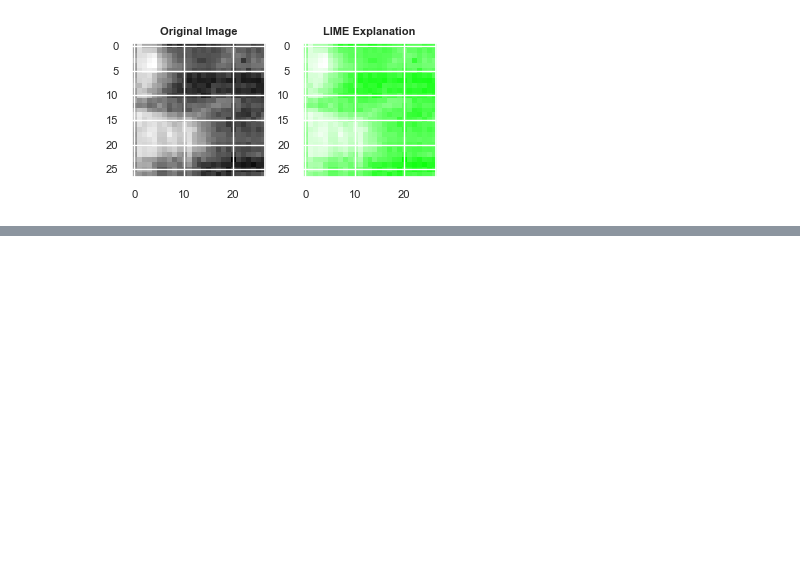
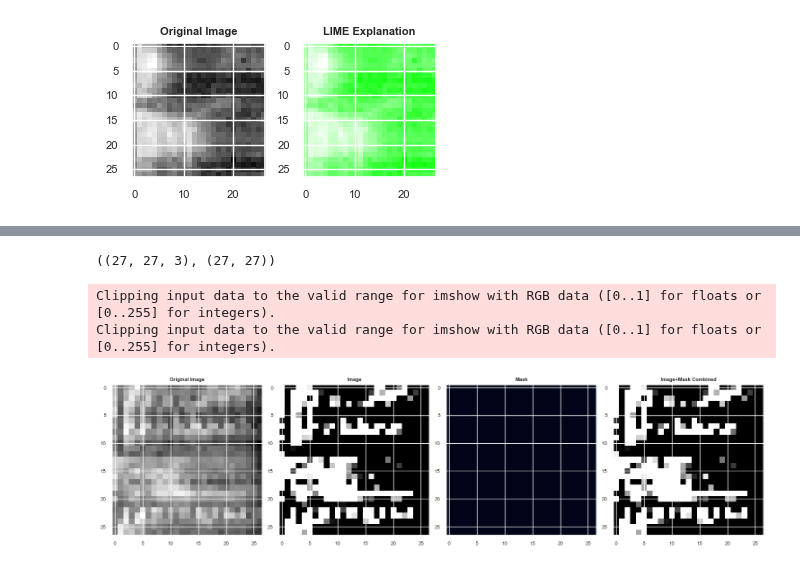
Before and after one commit to djanloo/DM2, a Jupyter notebook: TimeSeries/explainability.ipynb, the cells around one changed output, grey strips where cells are left out. Saved outputs shown, nothing was run; the diff lists cells and outputs as text; code cells hidden in the pictures; blank space fills up the shorter version.

```diff
--- a/TimeSeries/explainability.ipynb
+++ b/TimeSeries/explainability.ipynb
@@ -351,0 +561,3 @@ plt.show()
+# %%
+explainer = lime_image.LimeImageExplainer(random_state=123)
+explainer
@@ -351,0 +566,8 @@ plt.show()
+# %%
+import skimage
+from skimage.color import gray2rgb, rgb2gray
+
+def make_prediction(color_img):
+    gray_img = rgb2gray(color_img).reshape(-1,27,27,1)
+    preds = cnn.predict(gray_img)
+    return preds
@@ -351,0 +583,9 @@ plt.show()
+# %%
+from skimage.segmentation import felzenszwalb, flood_fill, flood
+
+rng = np.random.RandomState(42)
+idx = rng.choice(range(len(X_test)))
+
+explanation = explainer.explain_instance(X_test[idx].squeeze(), make_prediction, random_seed=123)
+
+explanation
@@ -351,0 +611,31 @@ plt.show()
+# %%
+img, mask = explanation.get_image_and_mask(y_test[idx], positive_only=True, hide_rest=True)
+
+img.shape, mask.shape
+# %% [output]
+((27, 27, 3), (27, 27))
+# %%
+from skimage.segmentation import mark_boundaries
+import matplotlib.pyplot as plt
+
+def plot_comparison(main_image, img, mask):
+    fig = plt.figure(figsize=(15,5))
+
+    ax = fig.add_subplot(141)
+    ax.imshow(main_image, cmap="gray")
+    ax.set_title("Original Image")
+    ax = fig.add_subplot(142)
+    ax.imshow(img * 255)
+    ax.set_title("Image")
+    ax = fig.add_subplot(143)
+    ax.imshow(mask)
+    ax.set_title("Mask")
+    ax = fig.add_subplot(144)
+    ax.imshow(mark_boundaries(img * 255, mask, color=(0,1,0)));
+    ax.set_title("Image+Mask Combined");
+
+plot_comparison(X_test[idx], img, mask)
+# %% [output]
+Clipping input data to the valid range for imshow with RGB data ([0..1] for floats or [0..255] for integers).
+Clipping input data to the valid range for imshow with RGB data ([0..1] for floats or [0..255] for integers).
+[figure, added]
```
Also changed, not shown: parts of 20 cells of this notebook.
